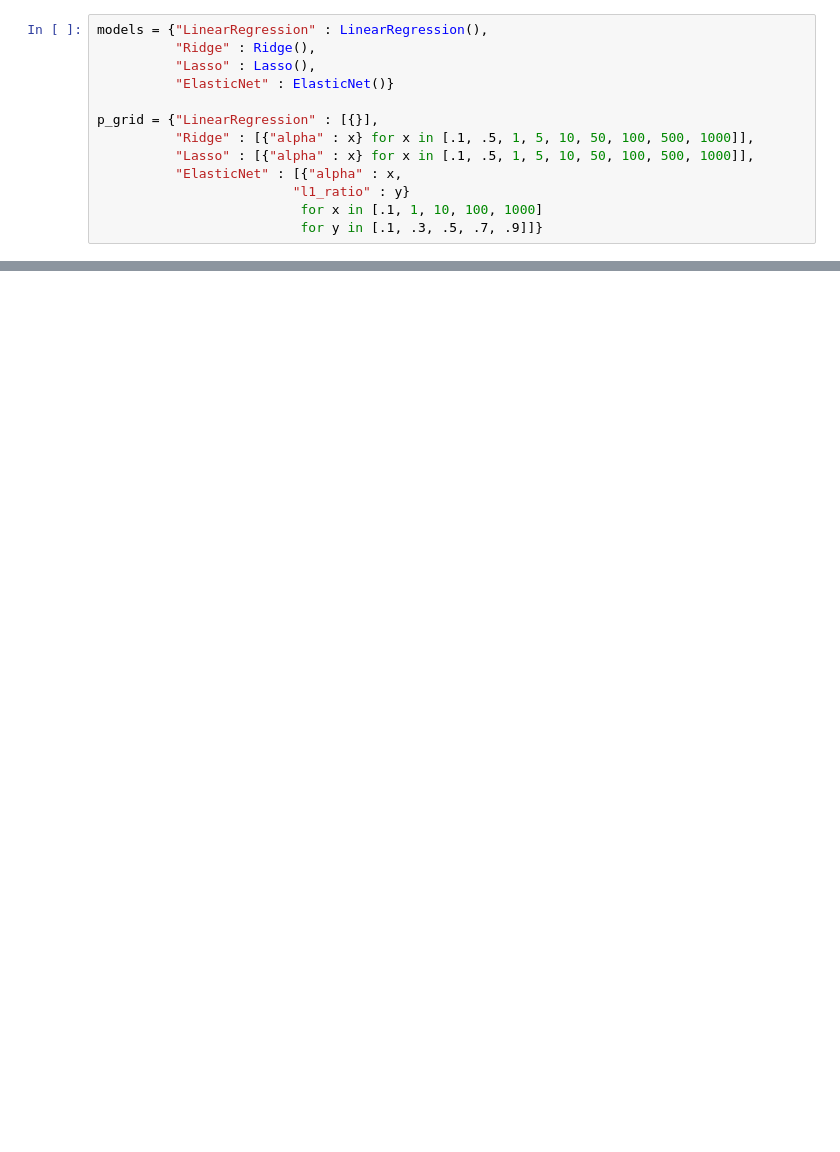
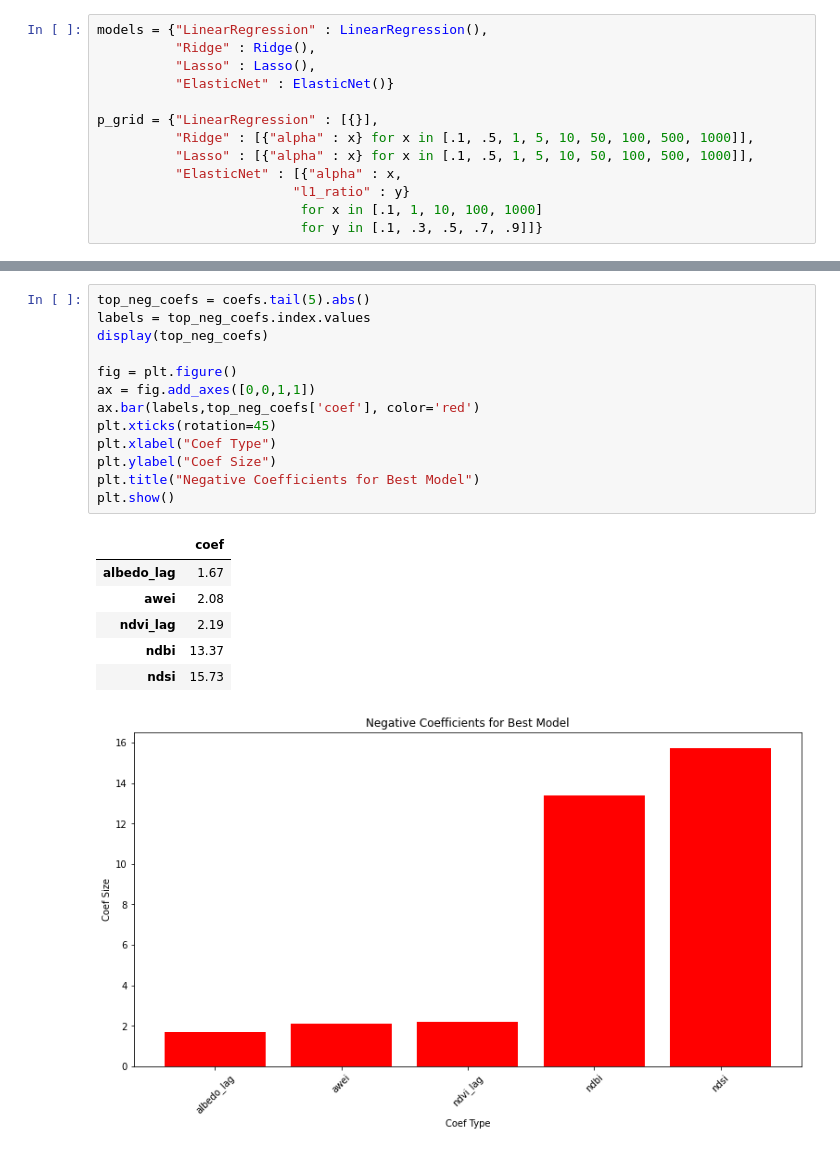
Before and after one commit to oabreu86/Time-Series-Forecasting_Urban_Heat_Islands, a Jupyter notebook: LST_timeseries_modeling.ipynb, the cells around one changed output, grey strips where cells are left out. Cells and saved outputs as stored; diff of their text form; blank space fills up the shorter version.

```diff
--- a/LST_timeseries_modeling.ipynb
+++ b/LST_timeseries_modeling.ipynb
@@ -302,0 +586,21 @@ display(top_models)
+# %%
+top_neg_coefs = coefs.tail(5).abs()
+labels = top_neg_coefs.index.values
+display(top_neg_coefs)
+
+fig = plt.figure()
+ax = fig.add_axes([0,0,1,1])
+ax.bar(labels,top_neg_coefs['coef'], color='red')
+plt.xticks(rotation=45)
+plt.xlabel("Coef Type")
+plt.ylabel("Coef Size")
+plt.title("Negative Coefficients for Best Model")
+plt.show()
+# %% [output]
+|  | coef |
+| albedo_lag | 1.67 |
+| awei | 2.08 |
+| ndvi_lag | 2.19 |
+| ndbi | 13.37 |
+| ndsi | 15.73 |
+[figure, added]
```
Also changed, not shown: parts of 10 cells of this notebook, 1 other file.
